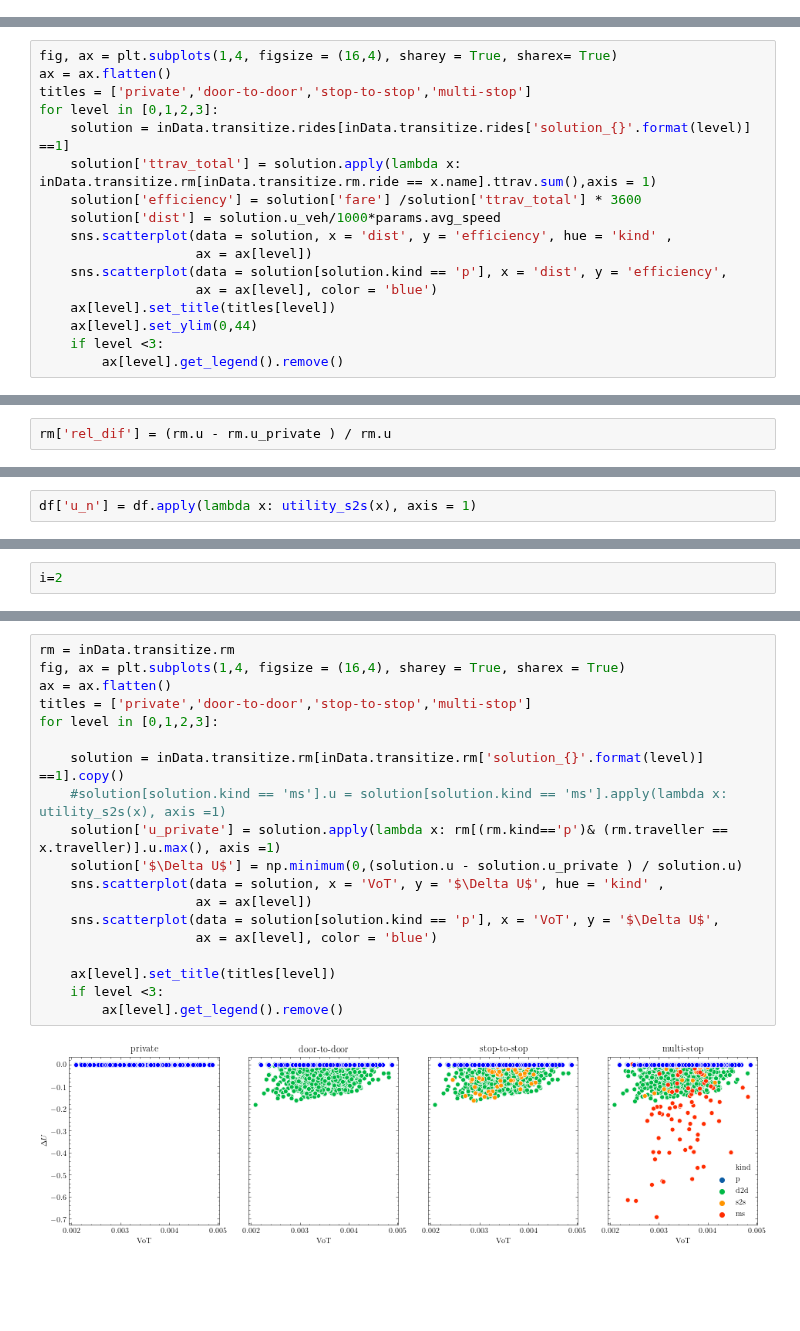
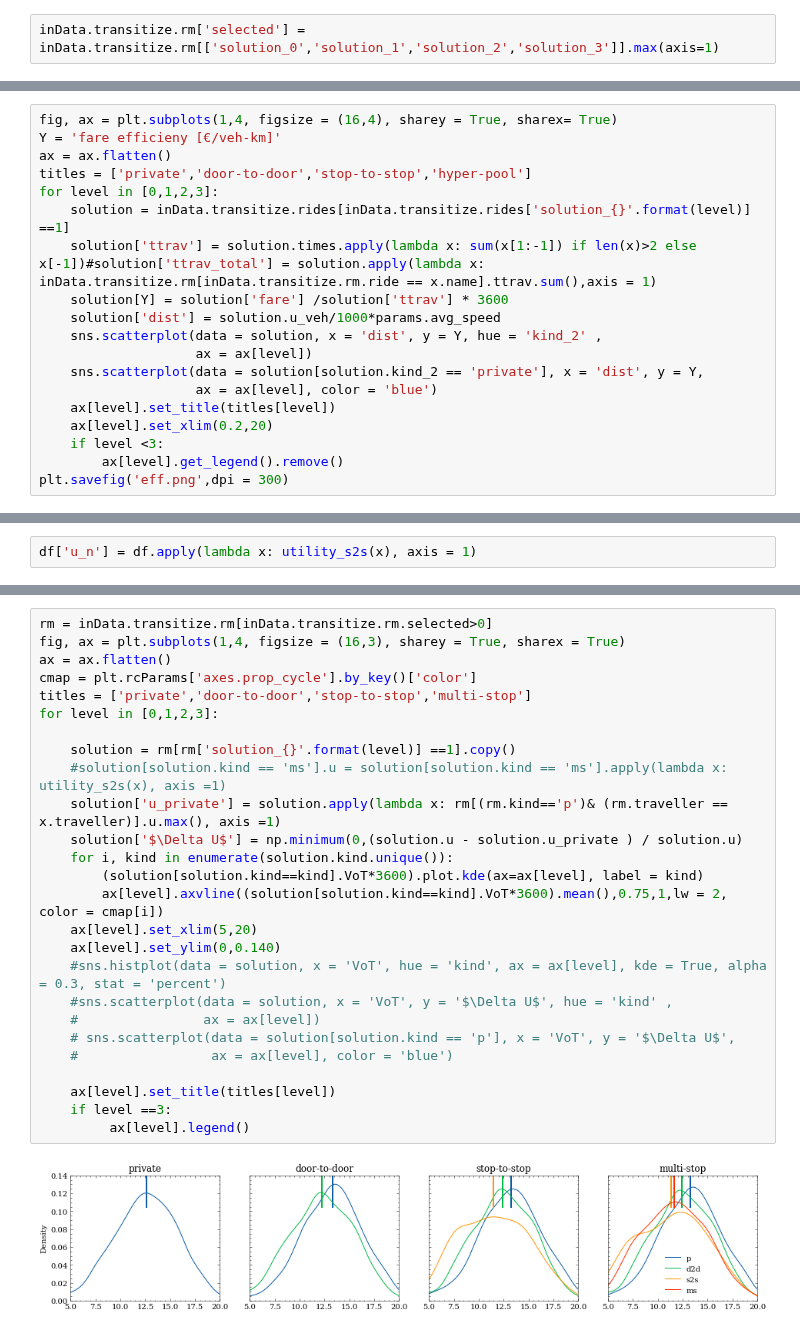
Before and after one commit to RafalKucharskiPK/ExMAS, a Jupyter notebook: ExMAS/spinoffs/tndp/ExExMAS_results.ipynb, the cells around one changed output, grey strips where cells are left out. Drawn from its saved outputs; the diff is of its cells as text; blank space fills up the shorter version.

Commit message:
hyper-pool

```diff
--- a/ExMAS/spinoffs/tndp/ExExMAS_results.ipynb
+++ b/ExMAS/spinoffs/tndp/ExExMAS_results.ipynb
@@ -139,2 +173,4 @@ multi-stop pooled   &         100.29 &                        7920 &
 \bottomrule
 \end{tabular}
+# %%
+inData.transitize.rm['selected'] = inData.transitize.rm[['solution_0','solution_1','solution_2','solution_3']].max(axis=1)
@@ -170,18 +266,20 @@ for level in [0,1,2,3]:
 # %%
 fig, ax = plt.subplots(1,4, figsize = (16,4), sharey = True, sharex= True)
+Y = 'fare efficieny [€/veh-km]'
 ax = ax.flatten()
-titles = ['private','door-to-door','stop-to-stop','multi-stop']
+titles = ['private','door-to-door','stop-to-stop','hyper-pool']
 for level in [0,1,2,3]:
     solution = inData.transitize.rides[inData.transitize.rides['solution_{}'.format(level)] ==1]
-    solution['ttrav_total'] = solution.apply(lambda x: inData.transitize.rm[inData.transitize.rm.ride == x.name].ttrav.sum(),axis = 1)
-    solution['efficiency'] = solution['fare'] /solution['ttrav_total'] * 3600
+    solution['ttrav'] = solution.times.apply(lambda x: sum(x[1:-1]) if len(x)>2 else x[-1])#solution['ttrav_total'] = solution.apply(lambda x: inData.transitize.rm[inData.transitize.rm.ride == x.name].ttrav.sum(),axis = 1)
+    solution[Y] = solution['fare'] /solution['ttrav'] * 3600
     solution['dist'] = solution.u_veh/1000*params.avg_speed
-    sns.scatterplot(data = solution, x = 'dist', y = 'efficiency', hue = 'kind' ,
+    sns.scatterplot(data = solution, x = 'dist', y = Y, hue = 'kind_2' ,
                     ax = ax[level])
-    sns.scatterplot(data = solution[solution.kind == 'p'], x = 'dist', y = 'efficiency',
+    sns.scatterplot(data = solution[solution.kind_2 == 'private'], x = 'dist', y = Y,
                     ax = ax[level], color = 'blue')
     ax[level].set_title(titles[level])
-    ax[level].set_ylim(0,44)
+    ax[level].set_xlim(0.2,20)
     if level <3:
         ax[level].get_legend().remove()
+plt.savefig('eff.png',dpi = 300)
 # %% [output]
@@ -189,5 +287,3 @@ for level in [0,1,2,3]:
-# %%
-rm['rel_dif'] = (rm.u - rm.u_private ) / rm.u
 # %%
 df = inData.transitize.rm[inData.transitize.rm['solution_{}'.format(3)] ==1]
 df['u_private'] = df.apply(lambda x: rm[(rm.traveller == x.traveller) &(rm.kind=='p') ].u.iloc[0], axis =1)
@@ -213,2 +362,0 @@ df[df.u_n>df.u_private][['u','u_n','u_private', 'delay']]
-# %%
-i=2
@@ -259,21 +393,28 @@ for level in [0,1,2,3]:
 # %%
-rm = inData.transitize.rm
-fig, ax = plt.subplots(1,4, figsize = (16,4), sharey = True, sharex = True)
+rm = inData.transitize.rm[inData.transitize.rm.selected>0]
+fig, ax = plt.subplots(1,4, figsize = (16,3), sharey = True, sharex = True)
 ax = ax.flatten()
+cmap = plt.rcParams['axes.prop_cycle'].by_key()['color']
 titles = ['private','door-to-door','stop-to-stop','multi-stop']
 for level in [0,1,2,3]:
 
-    solution = inData.transitize.rm[inData.transitize.rm['solution_{}'.format(level)] ==1].copy()
+    solution = rm[rm['solution_{}'.format(level)] ==1].copy()
     #solution[solution.kind == 'ms'].u = solution[solution.kind == 'ms'].apply(lambda x: utility_s2s(x), axis =1)
     solution['u_private'] = solution.apply(lambda x: rm[(rm.kind=='p')& (rm.traveller == x.traveller)].u.max(), axis =1)
     solution['$\Delta U$'] = np.minimum(0,(solution.u - solution.u_private ) / solution.u)
-    sns.scatterplot(data = solution, x = 'VoT', y = '$\Delta U$', hue = 'kind' ,
-                    ax = ax[level])
-    sns.scatterplot(data = solution[solution.kind == 'p'], x = 'VoT', y = '$\Delta U$',
-                    ax = ax[level], color = 'blue')
+    for i, kind in enumerate(solution.kind.unique()):
+        (solution[solution.kind==kind].VoT*3600).plot.kde(ax=ax[level], label = kind)
+        ax[level].axvline((solution[solution.kind==kind].VoT*3600).mean(),0.75,1,lw = 2, color = cmap[i])
+    ax[level].set_xlim(5,20)
+    ax[level].set_ylim(0,0.140)
+    #sns.histplot(data = solution, x = 'VoT', hue = 'kind', ax = ax[level], kde = True, alpha = 0.3, stat = 'percent')
+    #sns.scatterplot(data = solution, x = 'VoT', y = '$\Delta U$', hue = 'kind' ,
+    #                ax = ax[level])
+    # sns.scatterplot(data = solution[solution.kind == 'p'], x = 'VoT', y = '$\Delta U$',
+    #                 ax = ax[level], color = 'blue')
 
     ax[level].set_title(titles[level])
-    if level <3:
-        ax[level].get_legend().remove()
+    if level ==3:
+         ax[level].legend()
 # %% [output]
-[figure, old version]
+[figure, new version]
```
Also changed, not shown: parts of 35 cells of this notebook, 17 other files.
